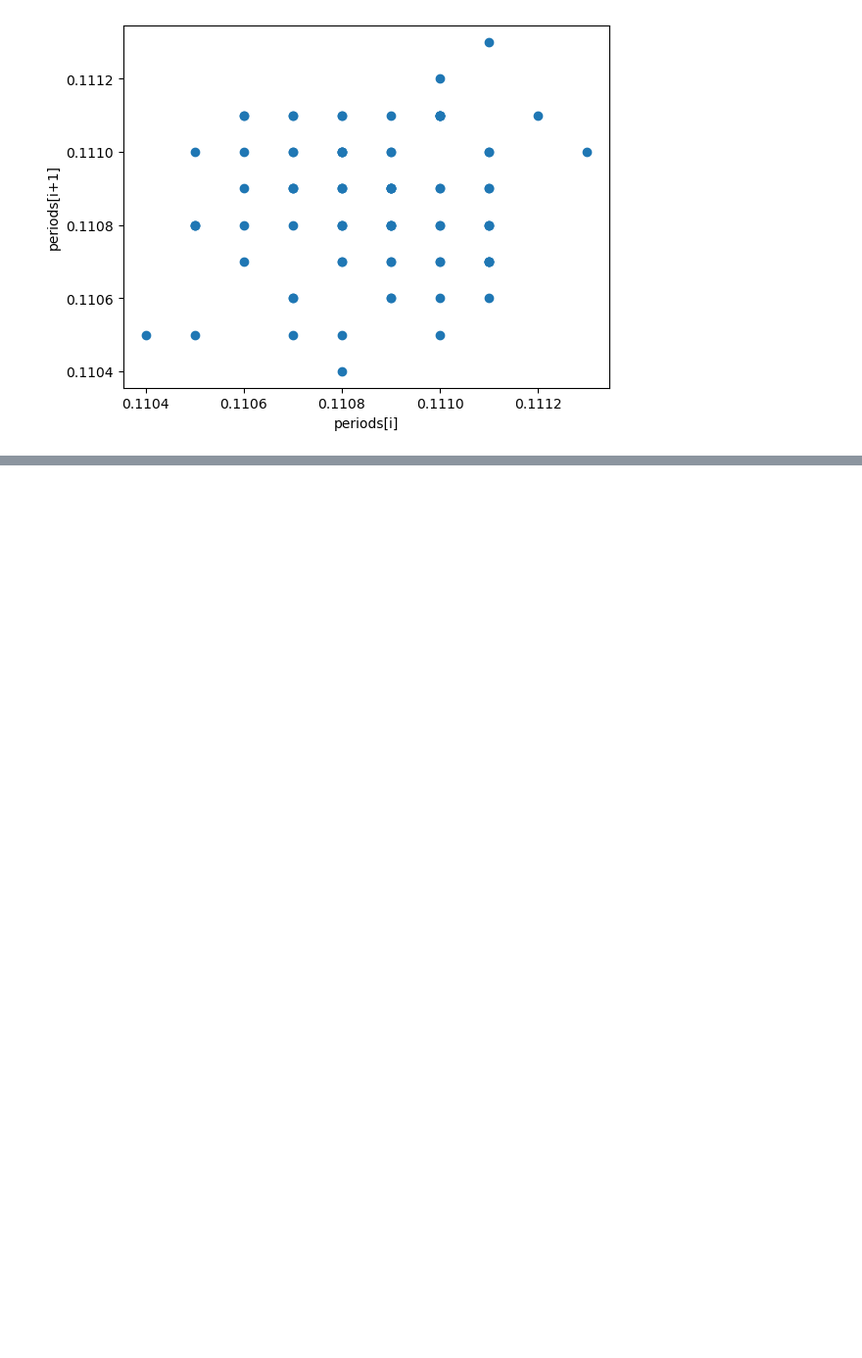
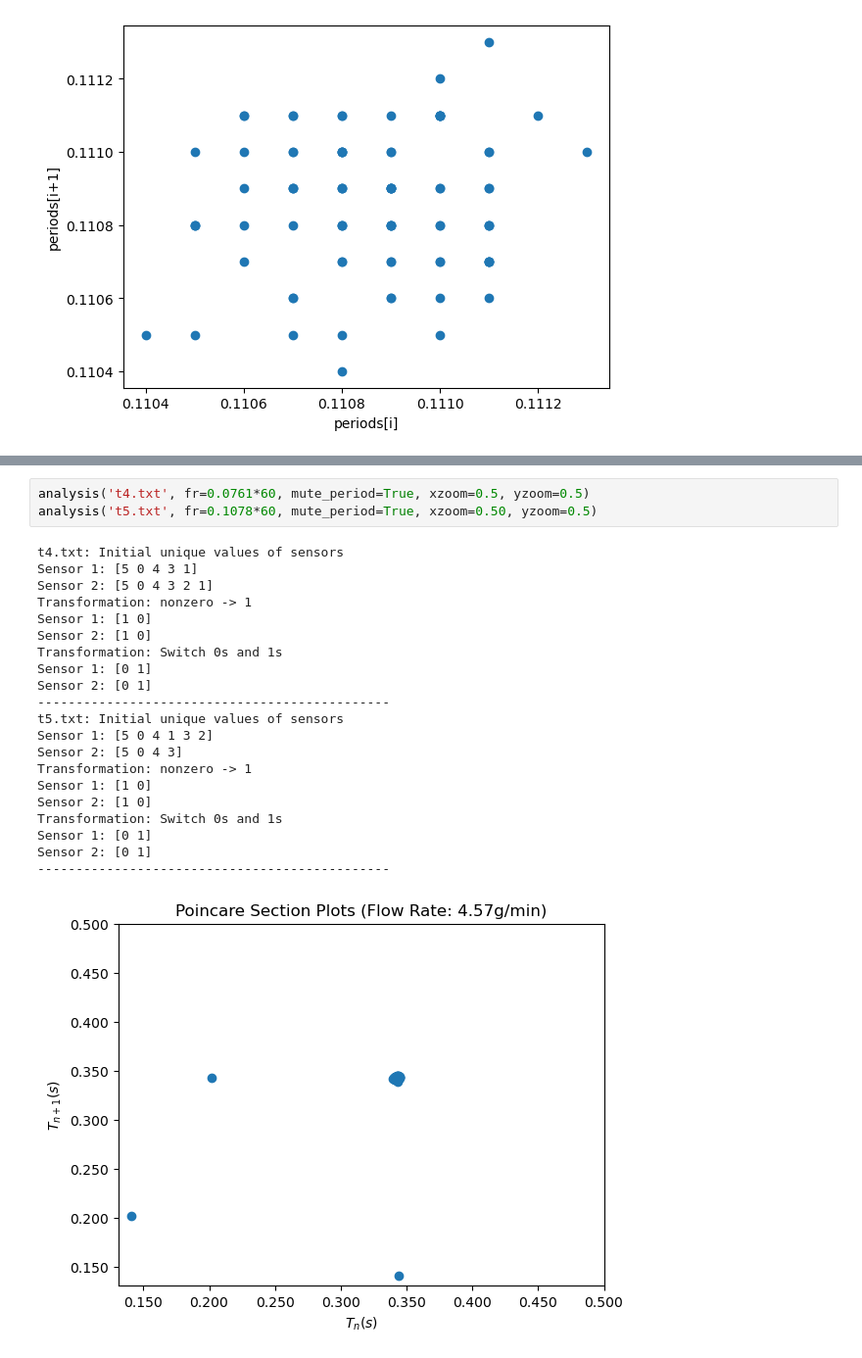
Before and after one commit to ryanznie/adlab-experiments, a Jupyter notebook: chaos/chaos_analysis.ipynb, the cells around one changed output, grey strips where cells are left out. Shown at 98% size. Cells and saved outputs as stored; diff of their text form; blank space fills up the shorter version.

```diff
--- a/chaos/chaos_analysis.ipynb
+++ b/chaos/chaos_analysis.ipynb
@@ -195,0 +238,25 @@ Sensor 2: [0 1]
+# %%
+analysis('t4.txt', fr=0.0761*60, mute_period=True, xzoom=0.5, yzoom=0.5)
+analysis('t5.txt', fr=0.1078*60, mute_period=True, xzoom=0.50, yzoom=0.5)
+# %% [output]
+t4.txt: Initial unique values of sensors
+Sensor 1: [5 0 4 3 1]
+Sensor 2: [5 0 4 3 2 1]
+Transformation: nonzero -> 1
+Sensor 1: [1 0]
+Sensor 2: [1 0]
+Transformation: Switch 0s and 1s
+Sensor 1: [0 1]
+Sensor 2: [0 1]
+----------------------------------------------
+t5.txt: Initial unique values of sensors
+Sensor 1: [5 0 4 1 3 2]
+Sensor 2: [5 0 4 3]
+Transformation: nonzero -> 1
+Sensor 1: [1 0]
+Sensor 2: [1 0]
+Transformation: Switch 0s and 1s
+Sensor 1: [0 1]
+Sensor 2: [0 1]
+----------------------------------------------
+[figure, added]
```
Also changed, not shown: parts of 13 cells of this notebook.
